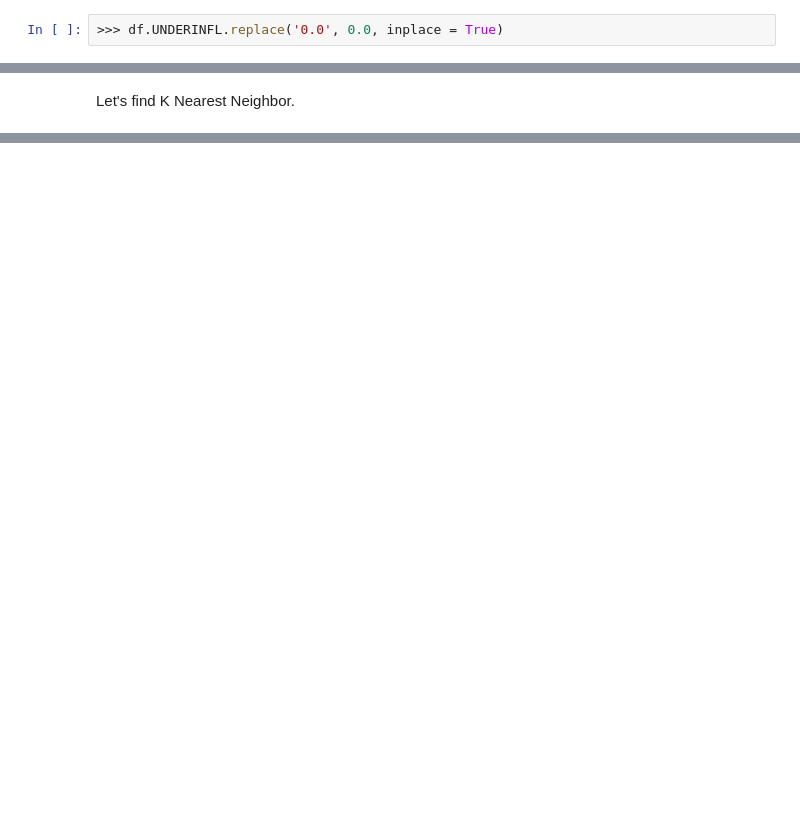
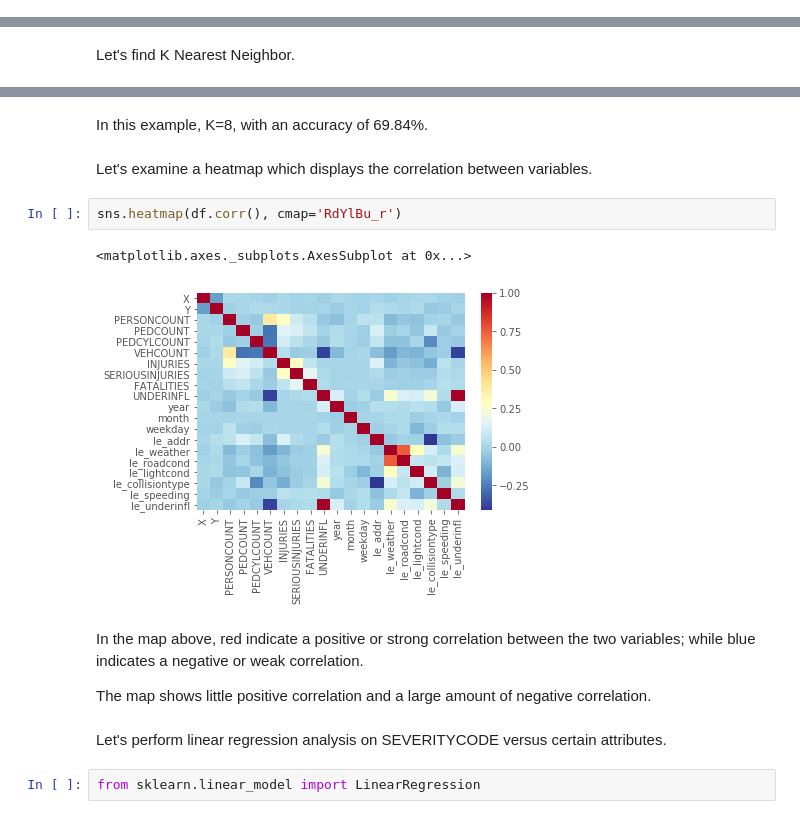
Before and after one commit to 1905jerry/Coursera_Capstone, a Jupyter notebook: Coursera_Capstone Project.ipynb, the cells around one changed output, grey strips where cells are left out. Cells and saved outputs as stored; diff of their text form; blank space fills up the shorter version.

```diff
--- a/Coursera_Capstone Project.ipynb
+++ b/Coursera_Capstone Project.ipynb
@@ -726,2 +756,0 @@ Name: UNDERINFL, dtype: int64
-# %%
->>> df.UNDERINFL.replace('0.0', 0.0, inplace = True)
@@ -759,0 +791,17 @@ KNeighborsClassifier(algorithm='auto', leaf_size=30, metric='minkowski',
+# %% [markdown]
+In this example, K=8, with an accuracy of 69.84%.
+# %% [markdown]
+Let's examine a heatmap which displays the correlation between variables.
+# %%
+sns.heatmap(df.corr(), cmap='RdYlBu_r')
+# %% [output]
+<matplotlib.axes._subplots.AxesSubplot at 0x...>
+[figure, added]
+# %% [markdown]
+In the map above, red indicate a positive or strong correlation between the two variables; while blue indicates a negative or weak correlation.
+
+The map shows little positive correlation and a large amount of negative correlation.
+# %% [markdown]
+Let's perform linear regression analysis on SEVERITYCODE versus certain attributes.
+# %%
+from sklearn.linear_model import LinearRegression
```
Also changed, not shown: parts of 41 cells of this notebook.
